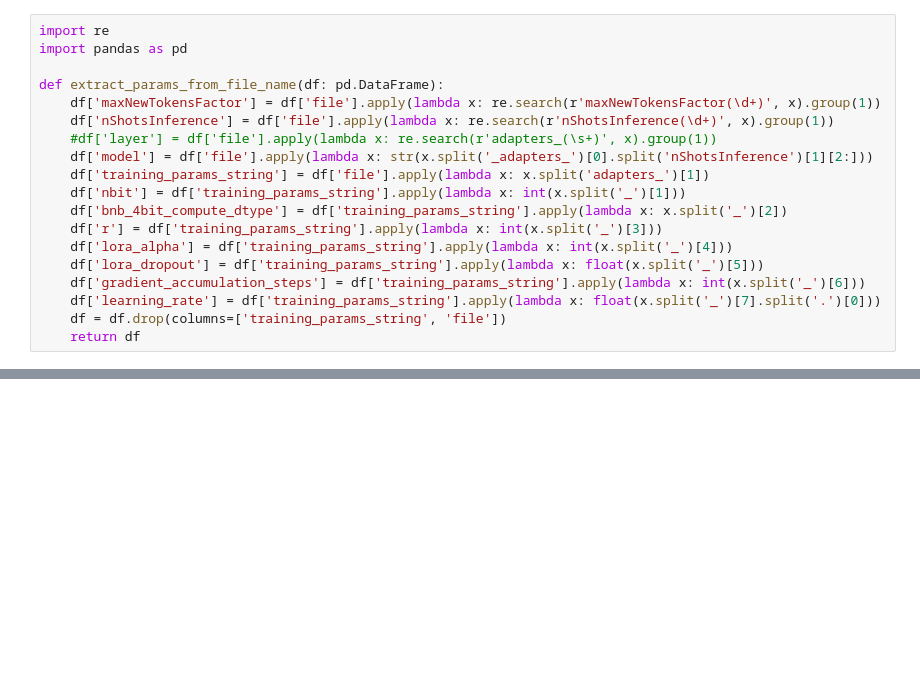
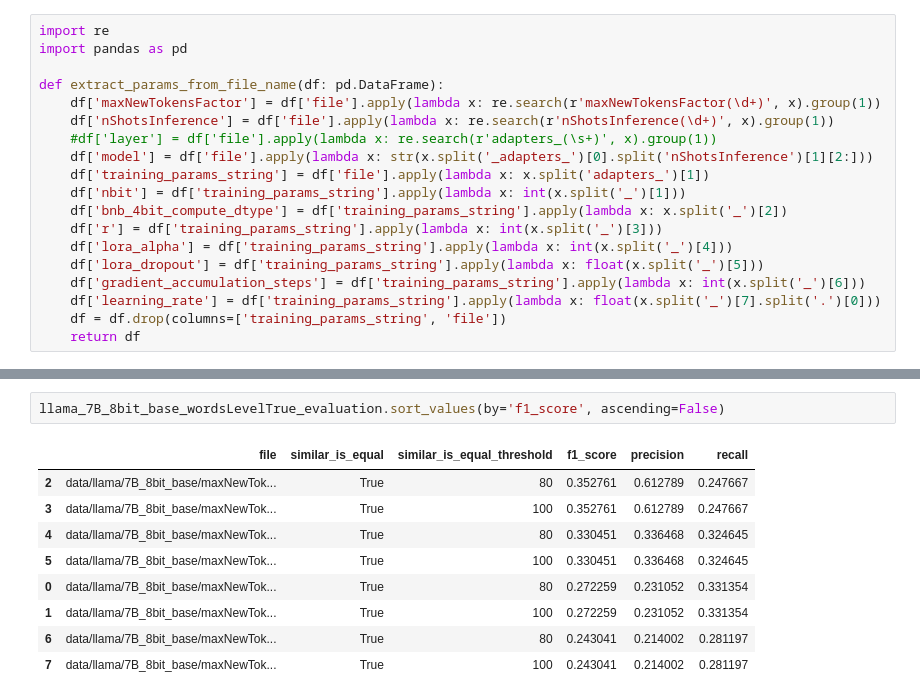
Before and after one commit to ferrazzipietro/mistral_finetuning, a Jupyter notebook: calculate_results.ipynb, the cells around one changed output, grey strips where cells are left out. Saved outputs shown, nothing was run; the diff lists cells and outputs as text; blank space fills up the shorter version.

```diff
--- a/calculate_results.ipynb
+++ b/calculate_results.ipynb
@@ -19,0 +43,12 @@ def extract_params_from_file_name(df: pd.DataFrame):
+# %%
+llama_7B_8bit_base_wordsLevelTrue_evaluation.sort_values(by='f1_score', ascending=False)
+# %% [output]
+|  | file | similar_is_equal | similar_is_equal_threshold | f1_score | precision | recall |
+| 2 | data/llama/7B_8bit_base/maxNewTok... | True | 80 | 0.352761 | 0.612789 | 0.247667 |
+| 3 | data/llama/7B_8bit_base/maxNewTok... | True | 100 | 0.352761 | 0.612789 | 0.247667 |
+| 4 | data/llama/7B_8bit_base/maxNewTok... | True | 80 | 0.330451 | 0.336468 | 0.324645 |
+| 5 | data/llama/7B_8bit_base/maxNewTok... | True | 100 | 0.330451 | 0.336468 | 0.324645 |
+| 0 | data/llama/7B_8bit_base/maxNewTok... | True | 80 | 0.272259 | 0.231052 | 0.331354 |
+| 1 | data/llama/7B_8bit_base/maxNewTok... | True | 100 | 0.272259 | 0.231052 | 0.331354 |
+| 6 | data/llama/7B_8bit_base/maxNewTok... | True | 80 | 0.243041 | 0.214002 | 0.281197 |
+| 7 | data/llama/7B_8bit_base/maxNewTok... | True | 100 | 0.243041 | 0.214002 | 0.281197 |
```
Also changed, not shown: parts of 4 cells of this notebook, 17 other files.
